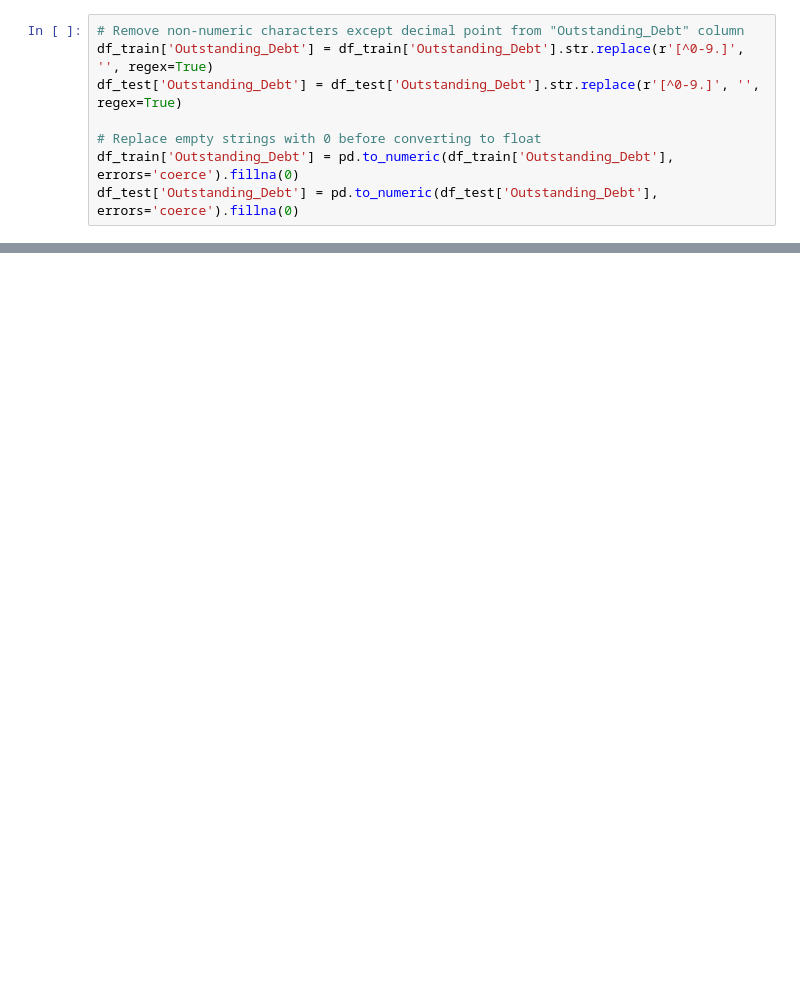
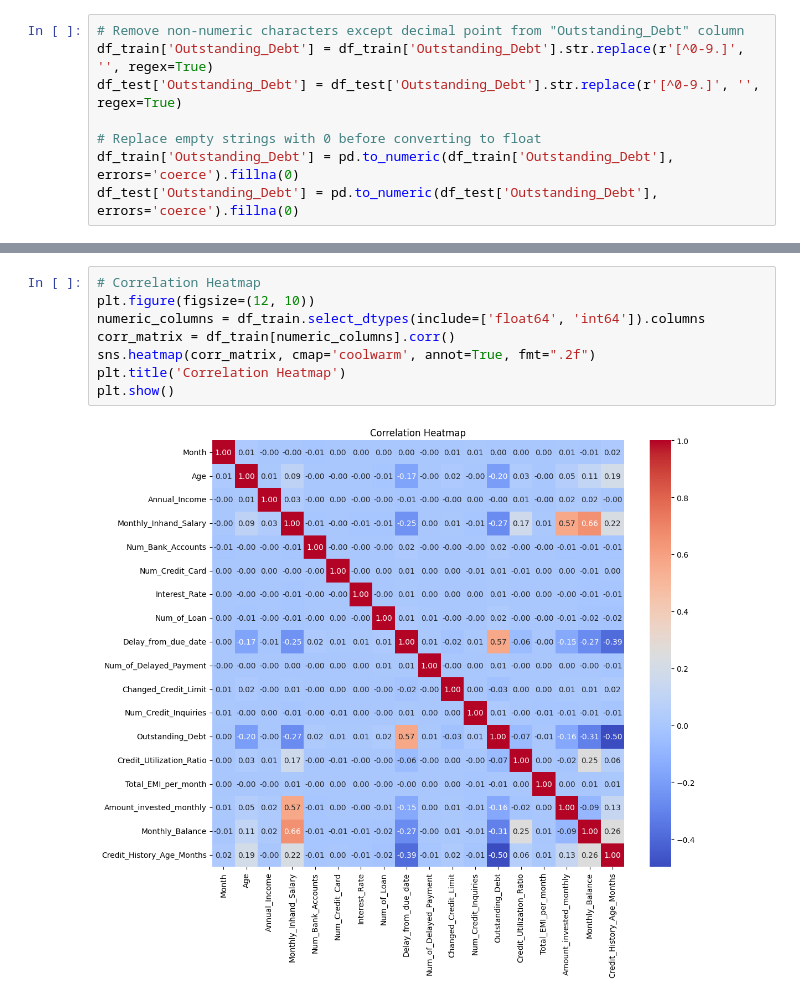
Before and after one commit to zizo155/Credit-Score-Classification, a Jupyter notebook: Credit Score Classification.ipynb, the cells around one changed output, grey strips where cells are left out. Cells and saved outputs as stored; diff of their text form; blank space fills up the shorter version.

```diff
--- a/Credit Score Classification.ipynb
+++ b/Credit Score Classification.ipynb
@@ -801,0 +844,10 @@ memory usage: 8.9+ MB
+# %%
+# Correlation Heatmap
+plt.figure(figsize=(12, 10))
+numeric_columns = df_train.select_dtypes(include=['float64', 'int64']).columns
+corr_matrix = df_train[numeric_columns].corr()
+sns.heatmap(corr_matrix, cmap='coolwarm', annot=True, fmt=".2f")
+plt.title('Correlation Heatmap')
+plt.show()
+# %% [output]
+[figure, added]
```
Also changed, not shown: parts of 53 cells of this notebook.
